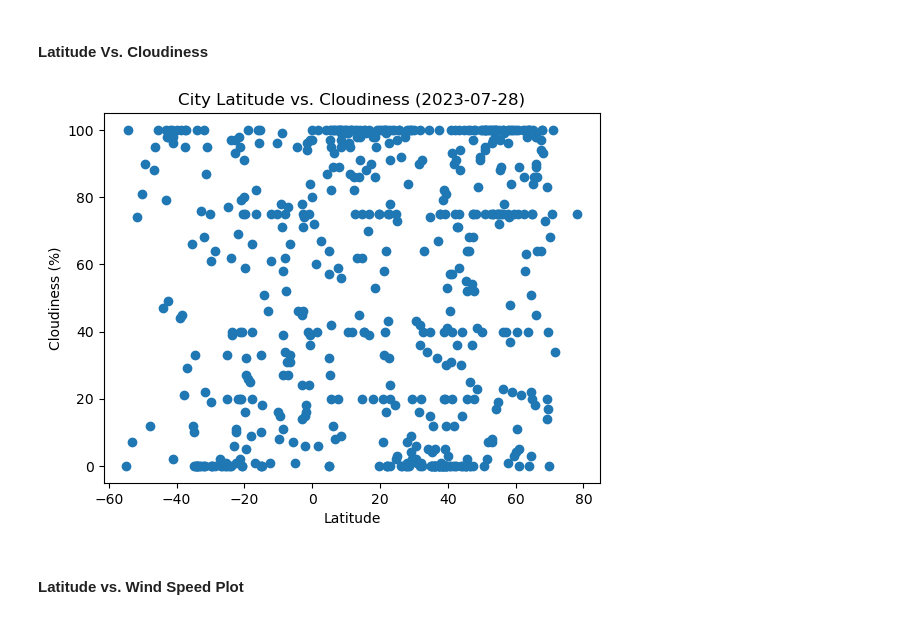
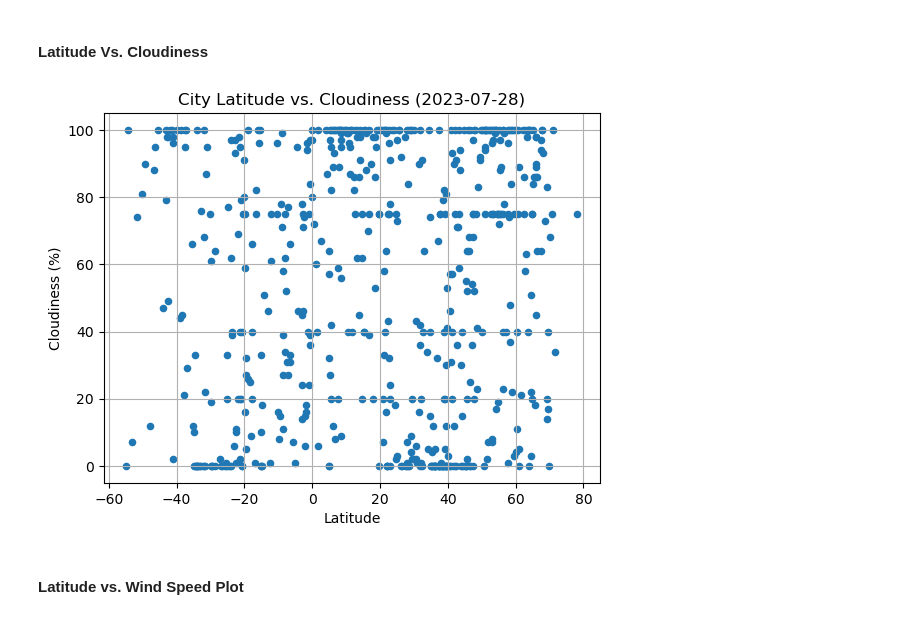
Before and after one commit to JulieKent/BootCamp_python-api_challenge, a Jupyter notebook: WeatherPy/WeatherPy.ipynb, the cells around one changed output. Cells and saved outputs as stored; diff of their text form; code cells hidden in the pictures.

```diff
--- a/WeatherPy/WeatherPy.ipynb
+++ b/WeatherPy/WeatherPy.ipynb
@@ -237,21 +233,20 @@ plt.show()
 #### Latitude Vs. Cloudiness
 # %%
 # Build the scatter plots for latitude vs. cloudiness
-cld_y_values = city_data_df["Cloudiness"]
-plt.scatter(lat_x_values, cld_y_values, marker="o")
+city_data_df.plot(kind="scatter", x="Lat", y="Cloudiness", grid=True)
 
 # Incorporate the other graph properties
 plt.xlabel("Latitude")
 plt.ylabel("Cloudiness (%)")
 plt.title(f"City Latitude vs. Cloudiness ({today})")
 
 # Save the figure
 plt.savefig("output_data/Fig3.png")
 
 # Show plot
 plt.show()
 # %% [output]
-[figure, old version]
+[figure, new version]
 # %% [markdown]
 #### Latitude vs. Wind Speed Plot
 # %%
```
Also changed, not shown: parts of 23 cells of this notebook, 4 other files.
